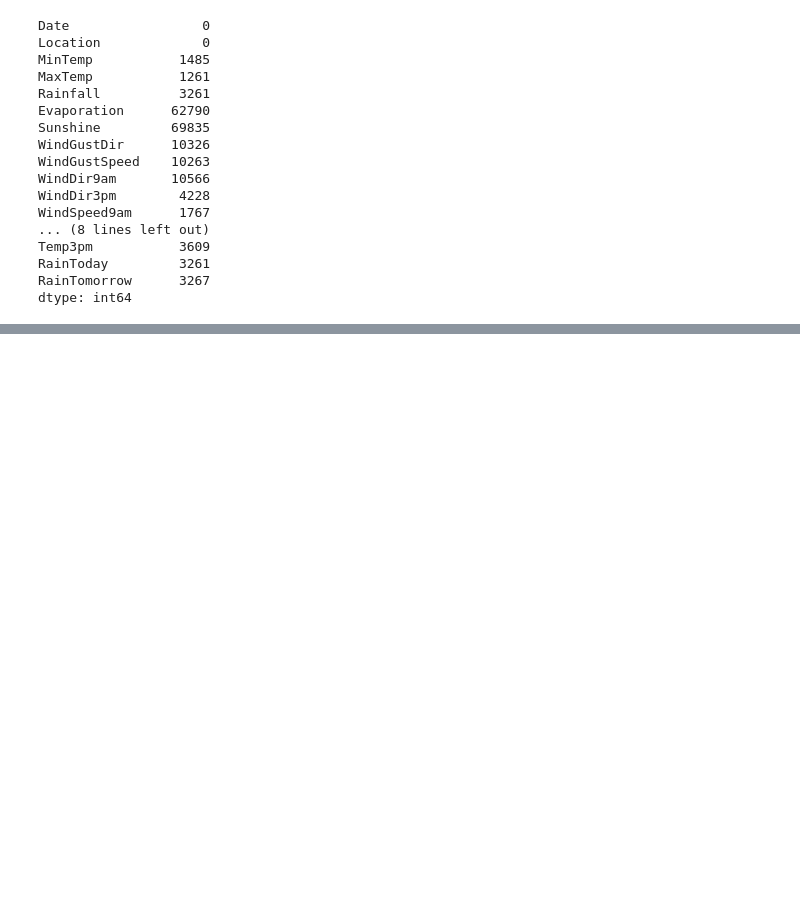
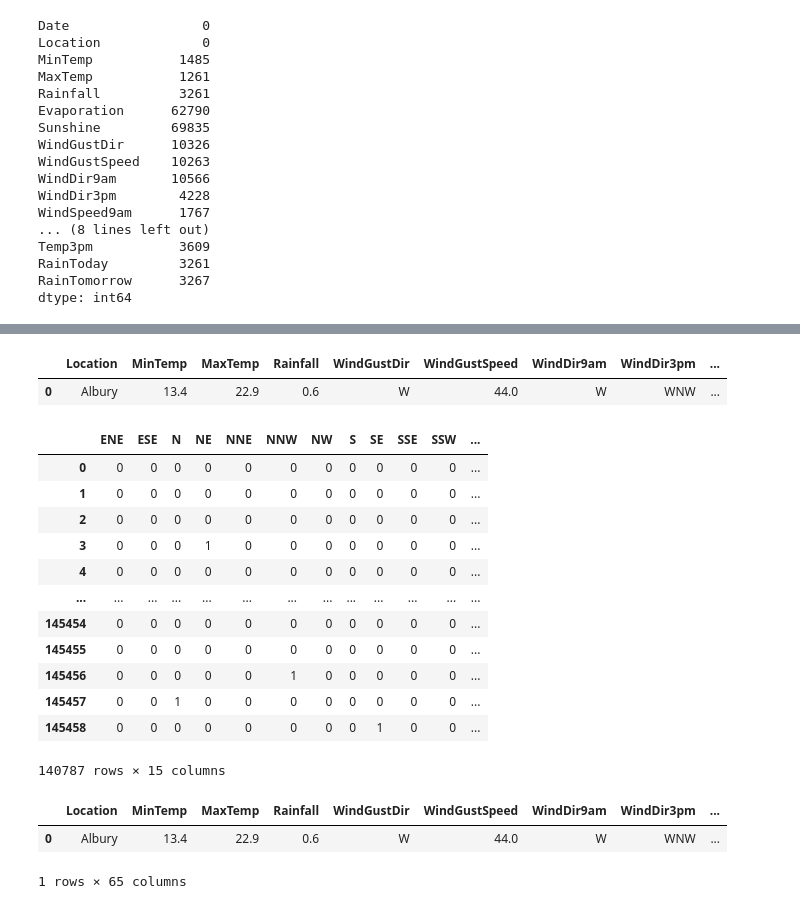
Before and after one commit to AmanSinghal07/PraxisProjects, a Jupyter notebook: Rainfall_Prediction.ipynb, the cells around one changed output, grey strips where cells are left out. Cells and saved outputs as stored; diff of their text form; code cells hidden in the pictures; blank space fills up the shorter version.

```diff
--- a/Rainfall_Prediction.ipynb
+++ b/Rainfall_Prediction.ipynb
@@ -70,0 +346,30 @@ dtype: int64
+# %%
+df2["Date"] = pd.to_datetime(df2["Date"], format = "%Y-%m-%dT", errors = "coerce")
+# %%
+df2["Date_month"] = df2["Date"].dt.month
+df2["Date_day"] = df2["Date"].dt.day
+# %%
+df2.drop(["Date"],axis=1,inplace=True)
+# %%
+df2.head(1)
+# %% [output]
+|  | Location | MinTemp | MaxTemp | Rainfall | WindGustDir | WindGustSpeed | WindDir9am | WindDir3pm | ... |
+| 0 | Albury | 13.4 | 22.9 | 0.6 | W | 44.0 | W | WNW | ... |
+# %%
+WindGustDir= pd.get_dummies(df2["WindGustDir"], drop_first = True)
+# %%
+WindGustDir
+# %% [output]
+|  | ENE | ESE | N | NE | NNE | NNW | NW | S | SE | SSE | SSW | ... |
+| 0 | 0 | 0 | 0 | 0 | 0 | 0 | 0 | 0 | 0 | 0 | 0 | ... |
+| 1 | 0 | 0 | 0 | 0 | 0 | 0 | 0 | 0 | 0 | 0 | 0 | ... |
+| 2 | 0 | 0 | 0 | 0 | 0 | 0 | 0 | 0 | 0 | 0 | 0 | ... |
+| 3 | 0 | 0 | 0 | 1 | 0 | 0 | 0 | 0 | 0 | 0 | 0 | ... |
+| 4 | 0 | 0 | 0 | 0 | 0 | 0 | 0 | 0 | 0 | 0 | 0 | ... |
+| ... | ... | ... | ... | ... | ... | ... | ... | ... | ... | ... | ... | ... |
+| 145454 | 0 | 0 | 0 | 0 | 0 | 0 | 0 | 0 | 0 | 0 | 0 | ... |
+| 145455 | 0 | 0 | 0 | 0 | 0 | 0 | 0 | 0 | 0 | 0 | 0 | ... |
+| 145456 | 0 | 0 | 0 | 0 | 0 | 1 | 0 | 0 | 0 | 0 | 0 | ... |
+| 145457 | 0 | 0 | 1 | 0 | 0 | 0 | 0 | 0 | 0 | 0 | 0 | ... |
+| 145458 | 0 | 0 | 0 | 0 | 0 | 0 | 0 | 0 | 1 | 0 | 0 | ... |
+140787 rows × 15 columns
@@ -70,0 +382,6 @@ dtype: int64
+# %%
+df3.head(1)
+# %% [output]
+|  | Location | MinTemp | MaxTemp | Rainfall | WindGustDir | WindGustSpeed | WindDir9am | WindDir3pm | ... |
+| 0 | Albury | 13.4 | 22.9 | 0.6 | W | 44.0 | W | WNW | ... |
+1 rows × 65 columns
```
Also changed, not shown: parts of 48 cells of this notebook.
